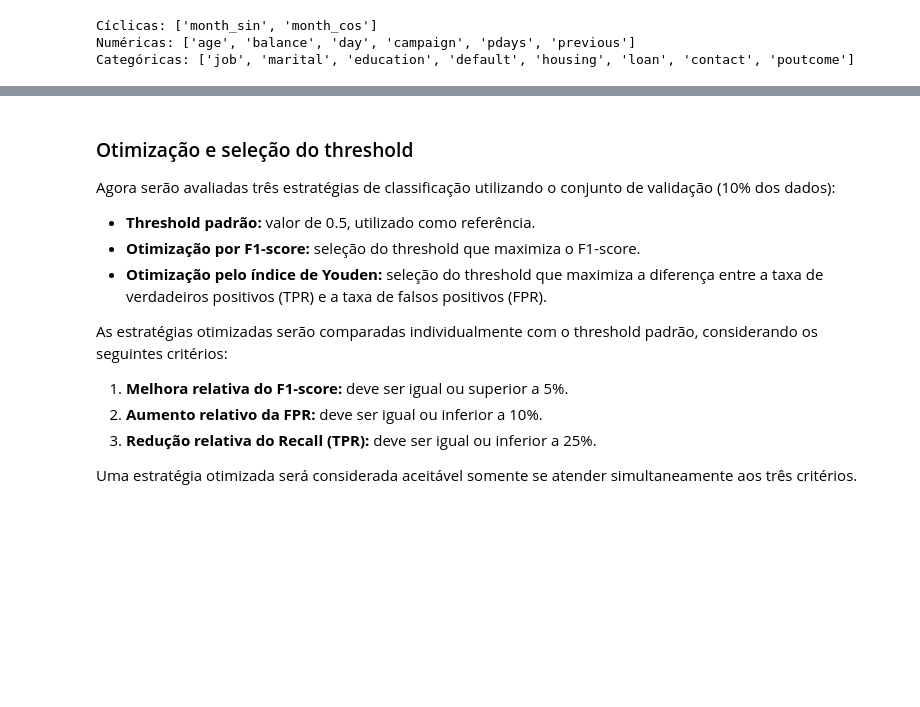
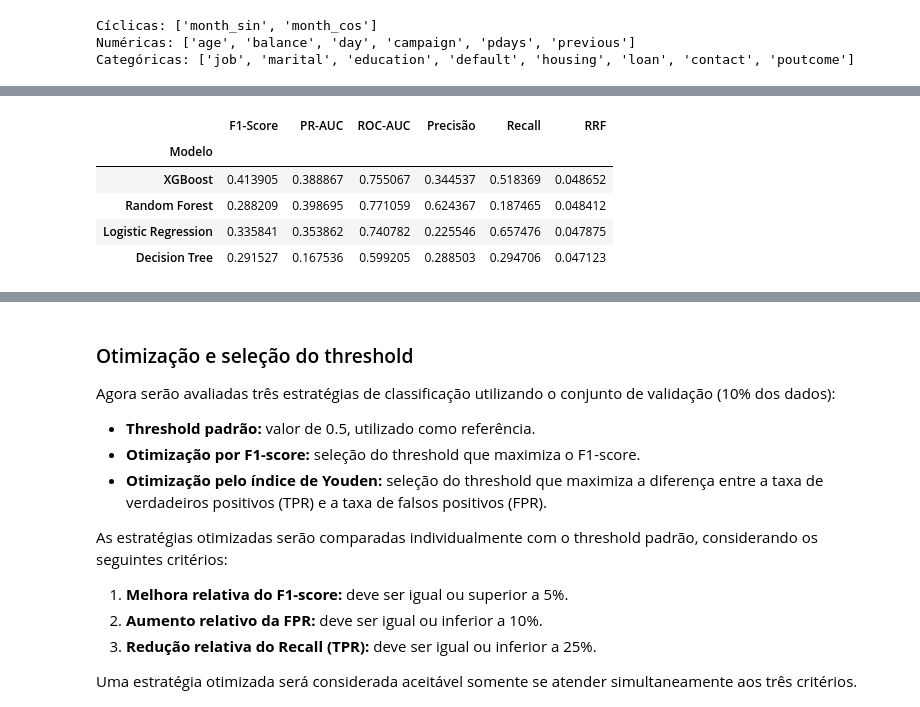
Before and after one commit to da-silva-d-w/ML_and_DS_Projects, a Jupyter notebook: Bank_Marketing/desenvolvimento.ipynb, the cells around one changed output, grey strips where cells are left out. Saved outputs shown, nothing was run; the diff lists cells and outputs as text; code cells hidden in the pictures; blank space fills up the shorter version.

```diff
--- a/Bank_Marketing/desenvolvimento.ipynb
+++ b/Bank_Marketing/desenvolvimento.ipynb
@@ -949,3 +949,35 @@ display(resultados_df.sort_values('F1-Score', ascending=False).round(4))
 | Logistic Regression | 0.3358 | 0.3539 | 0.7408 | 0.2255 | 0.6575 |
 | Decision Tree | 0.2915 | 0.1675 | 0.5992 | 0.2885 | 0.2947 |
 | Random Forest | 0.2882 | 0.3987 | 0.7711 | 0.6244 | 0.1875 |
+# %%
+# Aqui vamos utilizar as métricas do passo anterior pra montar um ranking híbrido
+metricas = ['F1-Score', 'PR-AUC', 'ROC-AUC']
+
+# Criar rankings individuais (1 = melhor desempenho)
+rankings = resultados_df[metricas].rank(
+    ascending=False,
+    method='min'
+)
+
+# Calcular Reciprocal Rank Fusion (RRF)
+k = 60
+
+resultados_df['RRF'] = sum(
+    1 / (k + rankings[coluna])
+    for coluna in metricas
+)
+
+# Ordenar modelos pelo ranking híbrido
+resultados_df = resultados_df.sort_values(
+    by='RRF',
+    ascending=False
+)
+
+display(resultados_df)
+# %% [output]
+|  | F1-Score | PR-AUC | ROC-AUC | Precisão | Recall | RRF |
+| Modelo |  |  |  |  |  |  |
+| XGBoost | 0.413905 | 0.388867 | 0.755067 | 0.344537 | 0.518369 | 0.048652 |
+| Random Forest | 0.288209 | 0.398695 | 0.771059 | 0.624367 | 0.187465 | 0.048412 |
+| Logistic Regression | 0.335841 | 0.353862 | 0.740782 | 0.225546 | 0.657476 | 0.047875 |
+| Decision Tree | 0.291527 | 0.167536 | 0.599205 | 0.288503 | 0.294706 | 0.047123 |
```
Also changed, not shown: parts of 12 cells of this notebook.
